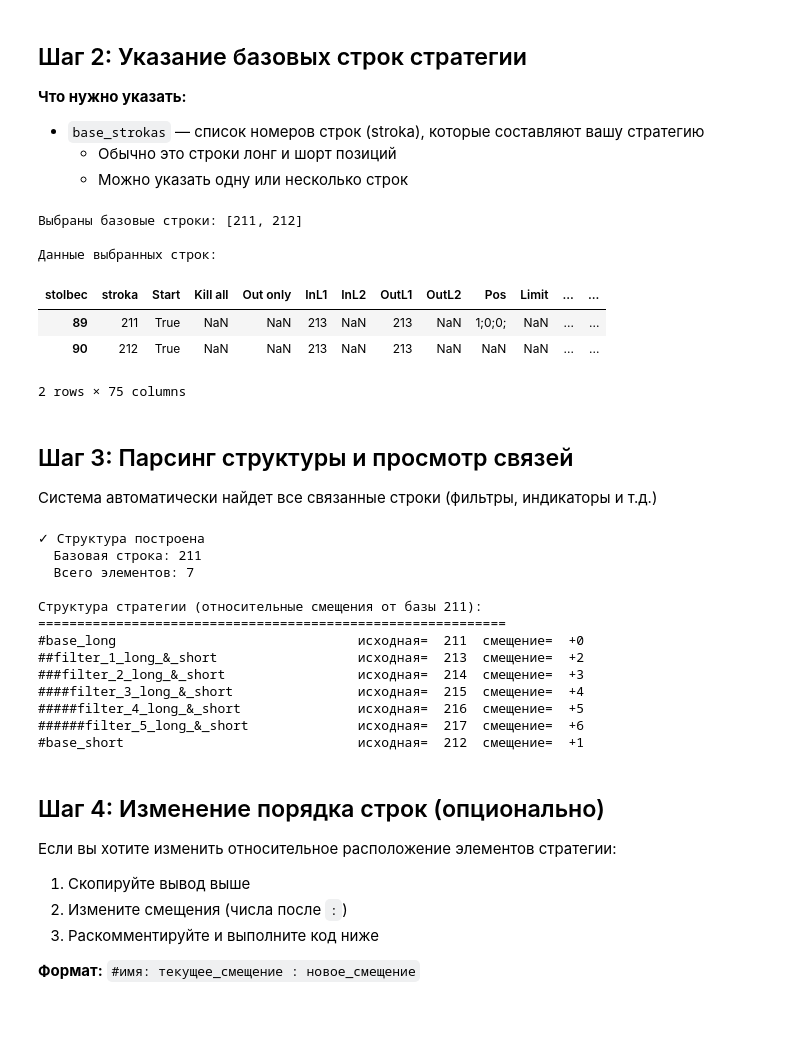
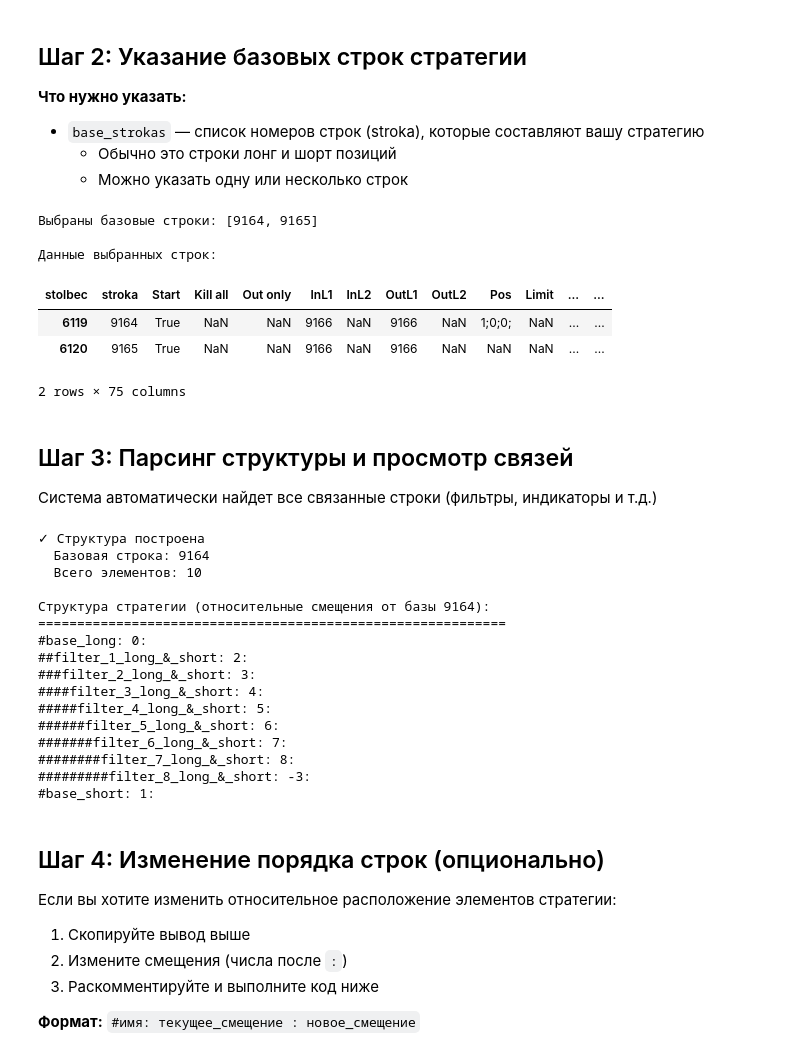
Before and after one commit to Evgenvg78/constructor_TVR, a Jupyter notebook: docs/strategy_transfer.ipynb, the cells around one changed output. Drawn from its saved outputs; the diff is of its cells as text; code cells hidden in the pictures; blank space fills up the shorter version.

```diff
--- a/docs/strategy_transfer.ipynb
+++ b/docs/strategy_transfer.ipynb
@@ -88,19 +90,19 @@ print(f"✓ Сохранено в Excel: {snapshot_path}")
 # %%
 # Укажите номера базовых строк стратегии
 # Пример: строки лонг и шорт
-base_strokas = [211, 212]
+base_strokas = [9164, 9165]
 
 print(f"Выбраны базовые строки: {base_strokas}")
 print("\nДанные выбранных строк:")
 selected_rows = tvr_df[tvr_df['stroka'].isin(base_strokas)]
 selected_rows
 # %% [output]
-Выбраны базовые строки: [211, 212]
+Выбраны базовые строки: [9164, 9165]
 
 Данные выбранных строк:
 | stolbec | stroka | Start | Kill all | Out only | InL1 | InL2 | OutL1 | OutL2 | Pos | Limit | ... | ... |
-| 89 | 211 | True | NaN | NaN | 213 | NaN | 213 | NaN | 1;0;0; | NaN | ... | ... |
-| 90 | 212 | True | NaN | NaN | 213 | NaN | 213 | NaN | NaN | NaN | ... | ... |
+| 6119 | 9164 | True | NaN | NaN | 9166 | NaN | 9166 | NaN | 1;0;0; | NaN | ... | ... |
+| 6120 | 9165 | True | NaN | NaN | 9166 | NaN | 9166 | NaN | NaN | NaN | ... | ... |
 2 rows × 75 columns
 # %% [markdown]
 ## Шаг 3: Парсинг структуры и просмотр связей
@@ -120,21 +122,25 @@ print(f"  Всего элементов: {len(layout.entries)}")
 print(f"\nСтруктура стратегии (относительные смещения от базы {layout.primary_base_stroka}):")
 print("=" * 60)
 for entry in layout.entries:
-    print(f"{entry.display:40s} исходная={entry.original_stroka:5d}  смещение={entry.relative_offset:+4d}")
+    print(f"{entry.display}: {entry.relative_offset}:")
+    # print(f"{entry.display:40s} исходная={entry.original_stroka:5d}  смещение={entry.relative_offset:+4d}")
 # %% [output]
 ✓ Структура построена
-  Базовая строка: 211
-  Всего элементов: 7
+  Базовая строка: 9164
+  Всего элементов: 10
 
-Структура стратегии (относительные смещения от базы 211):
+Структура стратегии (относительные смещения от базы 9164):
 ============================================================
-#base_long                               исходная=  211  смещение=  +0
-##filter_1_long_&_short                  исходная=  213  смещение=  +2
-###filter_2_long_&_short                 исходная=  214  смещение=  +3
-####filter_3_long_&_short                исходная=  215  смещение=  +4
-#####filter_4_long_&_short               исходная=  216  смещение=  +5
-######filter_5_long_&_short              исходная=  217  смещение=  +6
-#base_short                              исходная=  212  смещение=  +1
+#base_long: 0:
+##filter_1_long_&_short: 2:
+###filter_2_long_&_short: 3:
+####filter_3_long_&_short: 4:
+#####filter_4_long_&_short: 5:
+######filter_5_long_&_short: 6:
+#######filter_6_long_&_short: 7:
+########filter_7_long_&_short: 8:
+#########filter_8_long_&_short: -3:
+#base_short: 1:
 # %% [markdown]
 ## Шаг 4: Изменение порядка строк (опционально)
 
```
Also changed, not shown: parts of 5 cells of this notebook, 7 other files.
